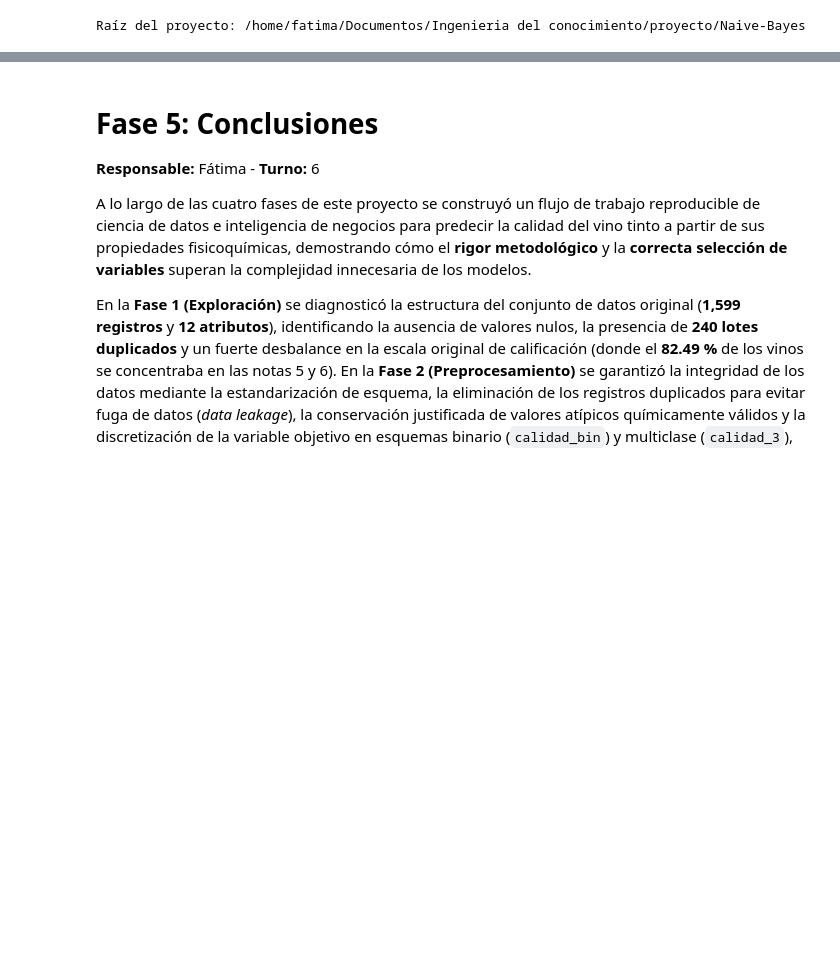
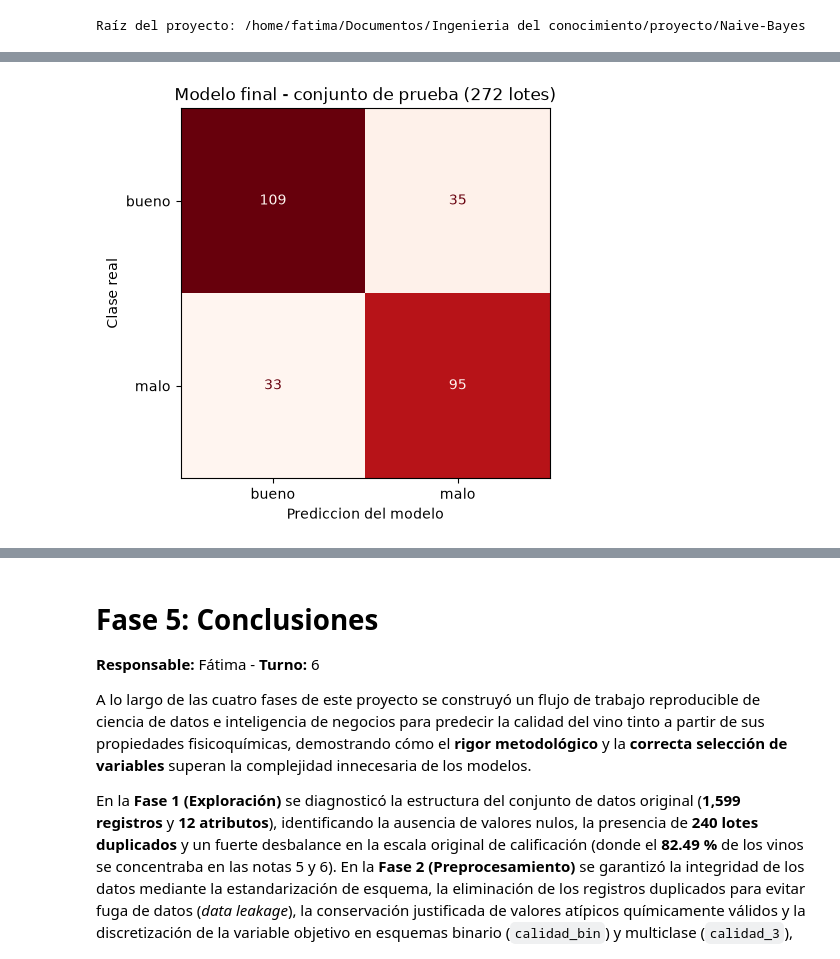
Before and after one commit to XimenaBecOliv07/Naive-Bayes, a Jupyter notebook: notebooks/NaiveBayes.ipynb, the cells around one changed output, grey strips where cells are left out. Cells and saved outputs as stored; diff of their text form; code cells hidden in the pictures; blank space fills up the shorter version.

```diff
--- a/notebooks/NaiveBayes.ipynb
+++ b/notebooks/NaiveBayes.ipynb
@@ -58,0 +637,19 @@ Raíz del proyecto: /home/fatima/Documentos/Ingenieria del conocimiento/proyecto
+# %%
+CV = StratifiedKFold(n_splits=5, shuffle=True, random_state=42)
+
+def evaluar(variables, var_smoothing=1e-9):
+    modelo = crear_pipeline(var_smoothing)
+    f1_cv = cross_val_score(modelo, X_train[variables], y_train, cv=CV, scoring="f1_macro").mean()
+    modelo.fit(X_train[variables], y_train)
+    y_pred = modelo.predict(X_test[variables])
+    return {
+        "n_variables": len(variables),
+        "var_smoothing": var_smoothing,
+        "f1_cv": round(float(f1_cv), 4),
+        "accuracy": round(accuracy_score(y_test, y_pred), 4),
+        "precision_macro": round(precision_score(y_test, y_pred, average="macro"), 4),
+        "recall_macro": round(recall_score(y_test, y_pred, average="macro"), 4),
+        "f1_macro": round(f1_score(y_test, y_pred, average="macro"), 4),
+    }
+
+evaluar(VARIABLES_11)
@@ -58,0 +701,11 @@ Raíz del proyecto: /home/fatima/Documentos/Ingenieria del conocimiento/proyecto
+# %%
+busqueda = GridSearchCV(
+    crear_pipeline(),
+    param_grid={"nb__var_smoothing": np.logspace(-9, 2, 23)},
+    cv=CV,
+    scoring="f1_macro",
+)
+busqueda.fit(X_train[VARIABLES_SELECCIONADAS], y_train)
+print("Mejor var_smoothing:", float(busqueda.best_params_["nb__var_smoothing"]))
+print("F1 CV:", round(busqueda.best_score_, 4))
+evaluar(VARIABLES_SELECCIONADAS, VAR_SMOOTHING_FINAL)
@@ -58,0 +722,11 @@ Raíz del proyecto: /home/fatima/Documentos/Ingenieria del conocimiento/proyecto
+# %%
+modelo_final = crear_pipeline(VAR_SMOOTHING_FINAL).fit(X_train[VARIABLES_SELECCIONADAS], y_train)
+ConfusionMatrixDisplay.from_predictions(
+    y_test, modelo_final.predict(X_test[VARIABLES_SELECCIONADAS]), cmap="Reds", colorbar=False
+)
+plt.title("Modelo final - conjunto de prueba (272 lotes)")
+plt.xlabel("Prediccion del modelo")
+plt.ylabel("Clase real")
+plt.show()
+# %% [output]
+[figure, added]
```
Also changed, not shown: parts of 66 cells of this notebook.
